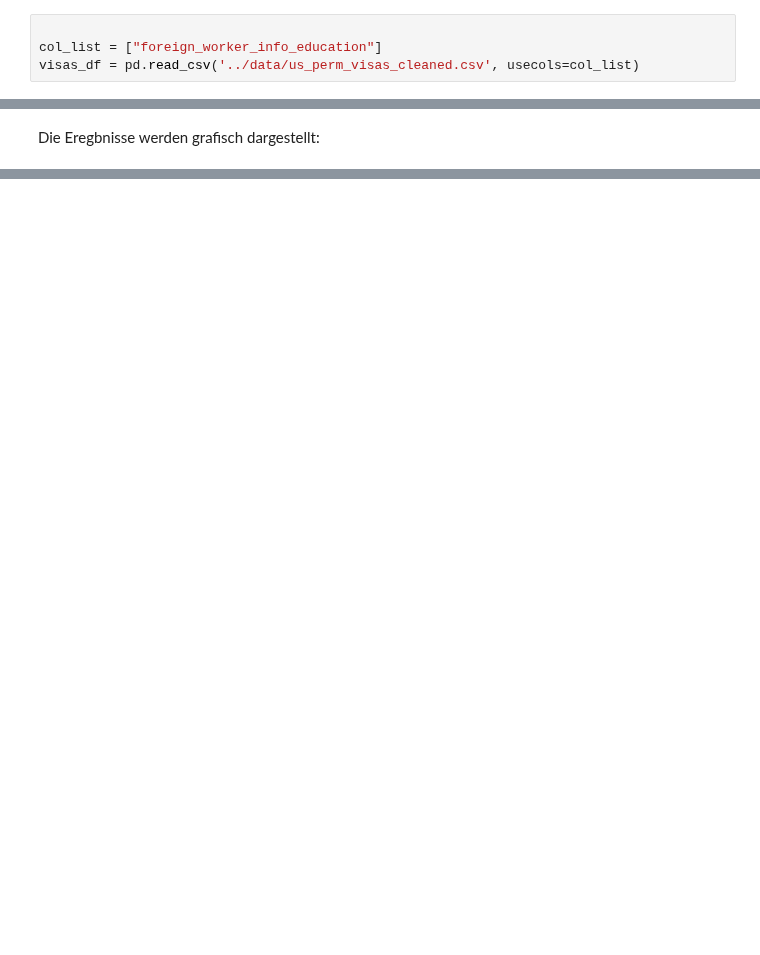
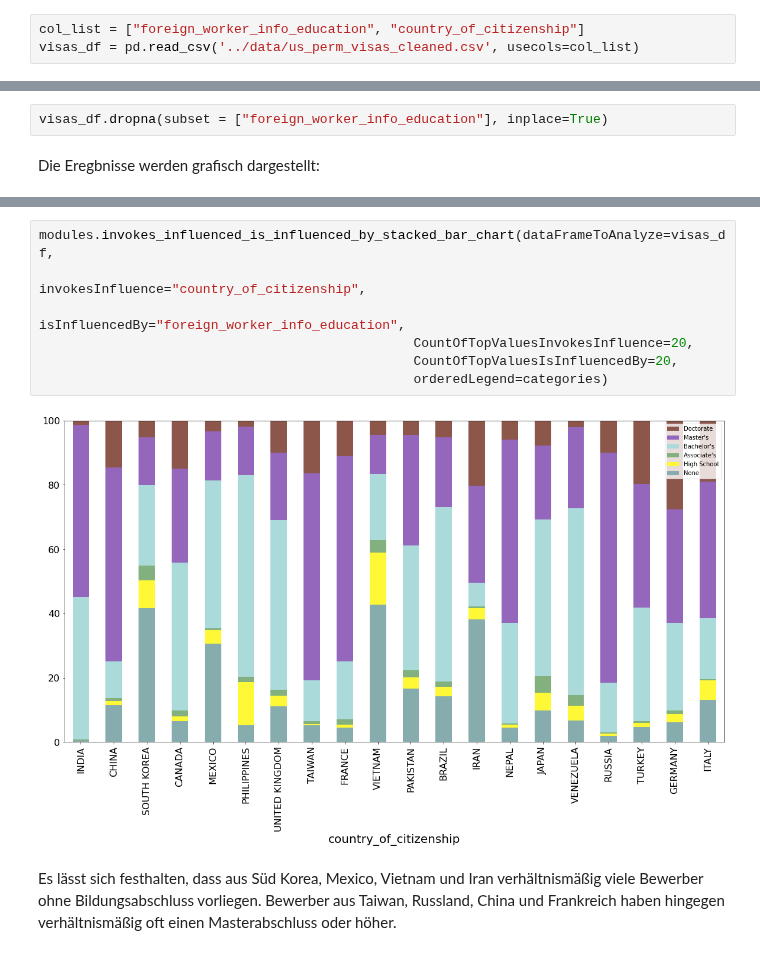
Before and after one commit to andy8001/python_visa, a Jupyter notebook: analysis/einwandererAbschluss.ipynb, the cells around one changed output, grey strips where cells are left out. Drawn from its saved outputs; the diff is of its cells as text; blank space fills up the shorter version.

```diff
--- a/analysis/einwandererAbschluss.ipynb
+++ b/analysis/einwandererAbschluss.ipynb
@@ -16,6 +13,5 @@ plt.style.use('../own_style.mplstyle')
 # %%
 # cleanup.generate_cleaned_df()
 # %%
-
-col_list = ["foreign_worker_info_education"]
+col_list = ["foreign_worker_info_education", "country_of_citizenship"]
 visas_df = pd.read_csv('../data/us_perm_visas_cleaned.csv', usecols=col_list)
@@ -22,3 +36,5 @@ visas_df = pd.read_csv('../data/us_perm_visas_cleaned.csv', usecols=col_list)
+# %%
+visas_df.dropna(subset = ["foreign_worker_info_education"], inplace=True)
 # %% [markdown]
 Die Eregbnisse werden grafisch dargestellt:
 # %%
@@ -32,0 +76,12 @@ Die meisten Bewerber haben einen Master oder Bachelor.
+# %%
+modules.invokes_influenced_is_influenced_by_stacked_bar_chart(dataFrameToAnalyze=visas_df,
+                                                invokesInfluence="country_of_citizenship",
+                                                isInfluencedBy="foreign_worker_info_education",
+                                                CountOfTopValuesInvokesInfluence=20,
+                                                CountOfTopValuesIsInfluencedBy=20,
+                                                orderedLegend=categories)
+# %% [output]
+[figure, added]
+# %% [markdown]
+Es lässt sich festhalten, dass aus Süd Korea, Mexico, Vietnam und Iran verhältnismäßig viele Bewerber ohne Bildungsabschluss vorliegen.
+Bewerber aus Taiwan, Russland, China und Frankreich haben hingegen verhältnismäßig oft einen Masterabschluss oder höher.
```
Also changed, not shown: parts of 16 cells of this notebook, 3 other files.
